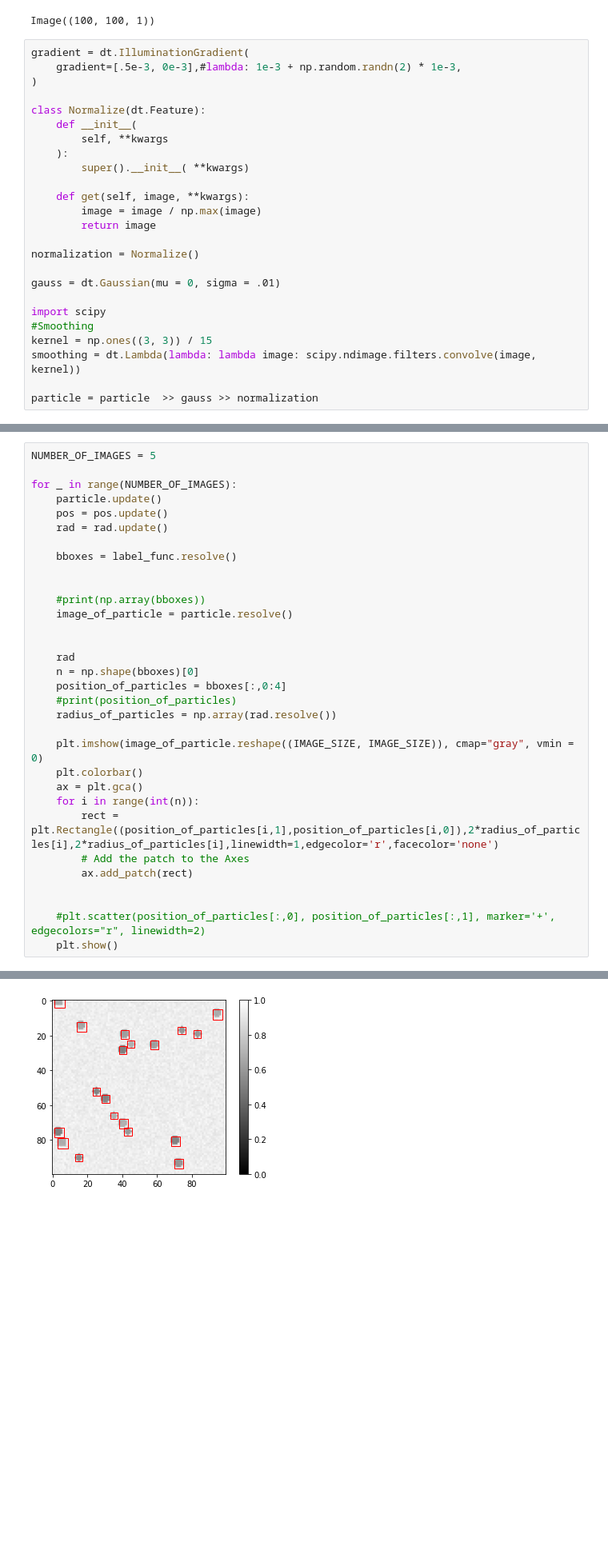
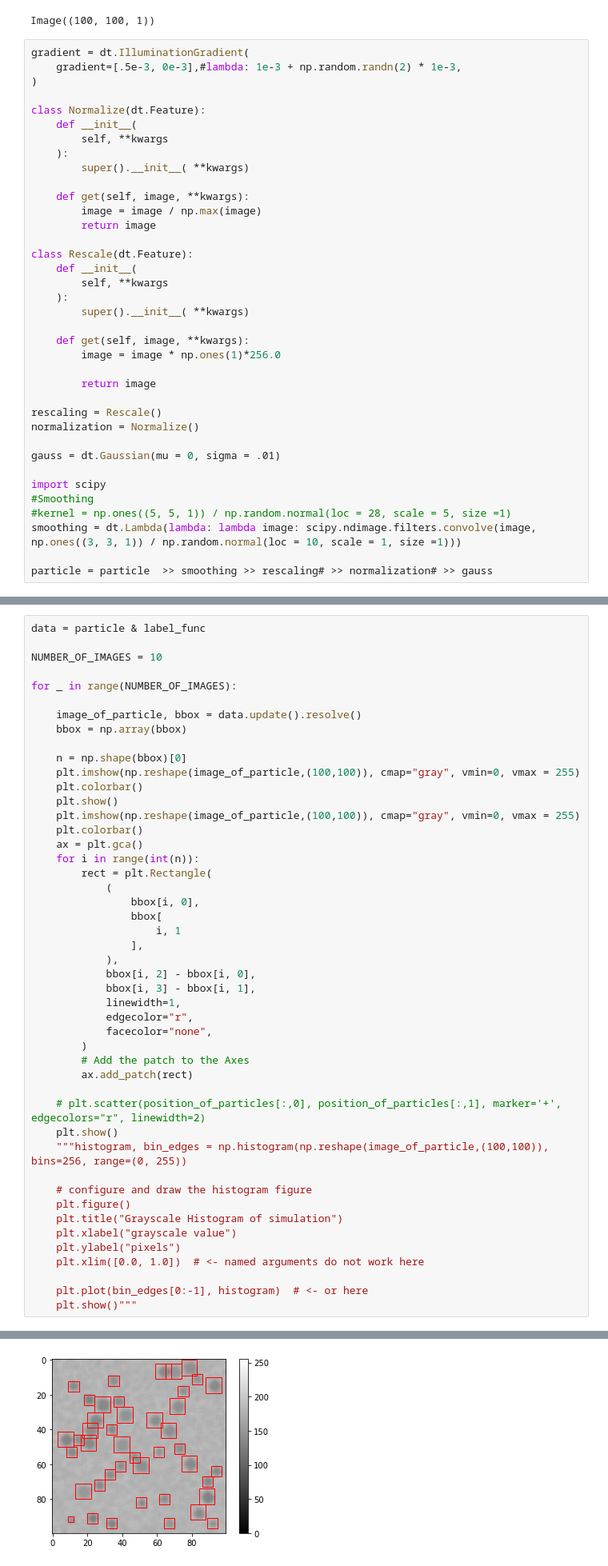
Before and after one commit to Santhosh-Shivan/Particle_Chamber, a Jupyter notebook: multi_particle.ipynb, the cells around one changed output, grey strips where cells are left out. Shown at 80% size. Drawn from its saved outputs; the diff is of its cells as text; blank space fills up the shorter version.

```diff
--- a/multi_particle.ipynb
+++ b/multi_particle.ipynb
@@ -41,13 +68,25 @@ class Normalize(dt.Feature):
         image = image / np.max(image)
         return image
 
+class Rescale(dt.Feature):
+    def __init__(
+        self, **kwargs
+    ):
+        super().__init__( **kwargs)
+
+    def get(self, image, **kwargs):
+        image = image * np.ones(1)*256.0
+
+        return image
+
+rescaling = Rescale()
 normalization = Normalize()
 
 gauss = dt.Gaussian(mu = 0, sigma = .01)
 
 import scipy
 #Smoothing
-kernel = np.ones((3, 3)) / 15
-smoothing = dt.Lambda(lambda: lambda image: scipy.ndimage.filters.convolve(image, kernel))
+#kernel = np.ones((5, 5, 1)) / np.random.normal(loc = 28, scale = 5, size =1)
+smoothing = dt.Lambda(lambda: lambda image: scipy.ndimage.filters.convolve(image, np.ones((3, 3, 1)) / np.random.normal(loc = 10, scale = 1, size =1)))
 
-particle = particle  >> gauss >> normalization
+particle = particle  >> smoothing >> rescaling# >> normalization# >> gauss
@@ -113,33 +158,48 @@ Image(array([[ 87,   2,  91,   6,   0],
 # %%
-NUMBER_OF_IMAGES = 5
+data = particle & label_func
+
+NUMBER_OF_IMAGES = 10
 
 for _ in range(NUMBER_OF_IMAGES):
-    particle.update()
-    pos = pos.update()
-    rad = rad.update()
 
-    bboxes = label_func.resolve()
+    image_of_particle, bbox = data.update().resolve()
+    bbox = np.array(bbox)
 
-
-    #print(np.array(bboxes))
-    image_of_particle = particle.resolve()
-
-
-    rad
-    n = np.shape(bboxes)[0]
-    position_of_particles = bboxes[:,0:4]
-    #print(position_of_particles)
-    radius_of_particles = np.array(rad.resolve())
-
-    plt.imshow(image_of_particle.reshape((IMAGE_SIZE, IMAGE_SIZE)), cmap="gray", vmin = 0)
+    n = np.shape(bbox)[0]
+    plt.imshow(np.reshape(image_of_particle,(100,100)), cmap="gray", vmin=0, vmax = 255)
+    plt.colorbar()
+    plt.show()
+    plt.imshow(np.reshape(image_of_particle,(100,100)), cmap="gray", vmin=0, vmax = 255)
     plt.colorbar()
     ax = plt.gca()
     for i in range(int(n)):
-        rect = plt.Rectangle((position_of_particles[i,1],position_of_particles[i,0]),2*radius_of_particles[i],2*radius_of_particles[i],linewidth=1,edgecolor='r',facecolor='none')
+        rect = plt.Rectangle(
+            (
+                bbox[i, 0],
+                bbox[
+                    i, 1
+                ],
+            ),
+            bbox[i, 2] - bbox[i, 0],
+            bbox[i, 3] - bbox[i, 1],
+            linewidth=1,
+            edgecolor="r",
+            facecolor="none",
+        )
         # Add the patch to the Axes
         ax.add_patch(rect)
 
+    # plt.scatter(position_of_particles[:,0], position_of_particles[:,1], marker='+', edgecolors="r", linewidth=2)
+    plt.show()
+    """histogram, bin_edges = np.histogram(np.reshape(image_of_particle,(100,100)), bins=256, range=(0, 255))
 
-    #plt.scatter(position_of_particles[:,0], position_of_particles[:,1], marker='+', edgecolors="r", linewidth=2)
-    plt.show()
+    # configure and draw the histogram figure
+    plt.figure()
+    plt.title("Grayscale Histogram of simulation")
+    plt.xlabel("grayscale value")
+    plt.ylabel("pixels")
+    plt.xlim([0.0, 1.0])  # <- named arguments do not work here
+
+    plt.plot(bin_edges[0:-1], histogram)  # <- or here
+    plt.show()"""
 # %% [output]
@@ -147 +207 @@ for _ in range(NUMBER_OF_IMAGES):
-[figure, old version]
+[figure, new version]
```
Also changed, not shown: parts of 18 cells of this notebook, 3 other files.
